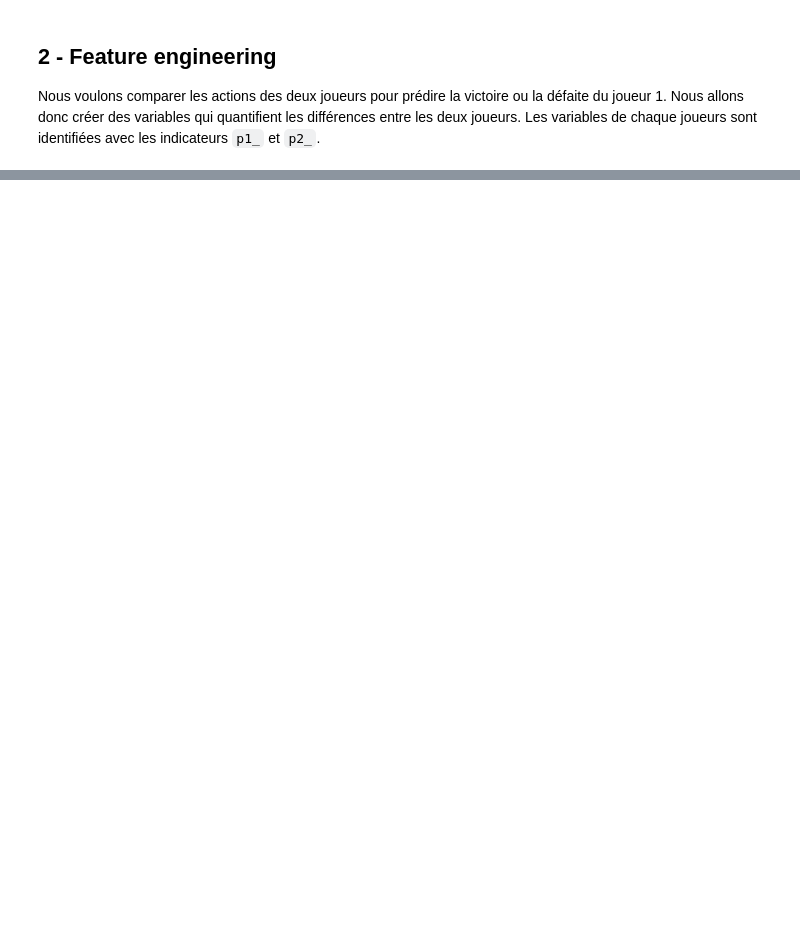
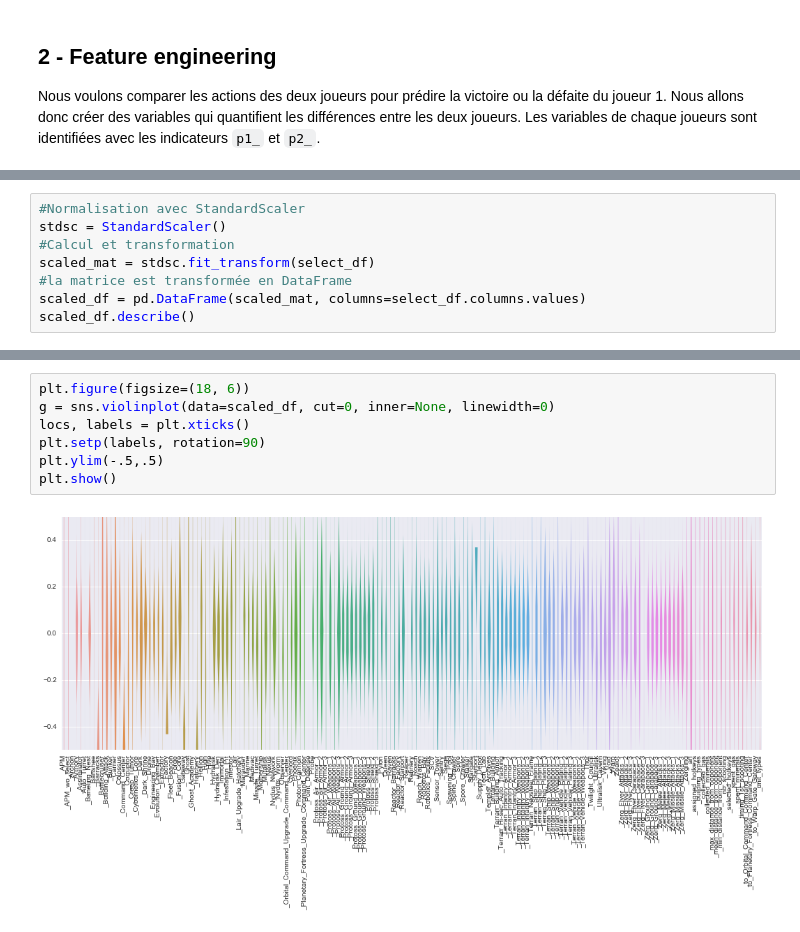
Before and after one commit to mgirardot/DataScienceChallenges, a Jupyter notebook: DataScienceChallenge4/pres_DataScienceChallenge4.ipynb, the cells around one changed output, grey strips where cells are left out. Drawn from its saved outputs; the diff is of its cells as text; blank space fills up the shorter version.

```diff
--- a/DataScienceChallenge4/pres_DataScienceChallenge4.ipynb
+++ b/DataScienceChallenge4/pres_DataScienceChallenge4.ipynb
@@ -101,0 +109,8 @@ select_df.head()
+# %%
+#Normalisation avec StandardScaler
+stdsc = StandardScaler()
+#Calcul et transformation
+scaled_mat = stdsc.fit_transform(select_df)
+#la matrice est transformée en DataFrame
+scaled_df = pd.DataFrame(scaled_mat, columns=select_df.columns.values)
+scaled_df.describe()
@@ -101,0 +131,9 @@ select_df.head()
+# %%
+plt.figure(figsize=(18, 6))
+g = sns.violinplot(data=scaled_df, cut=0, inner=None, linewidth=0)
+locs, labels = plt.xticks()
+plt.setp(labels, rotation=90)
+plt.ylim(-.5,.5)
+plt.show()
+# %% [output]
+[figure, added]
```
Also changed, not shown: parts of 24 cells of this notebook.
